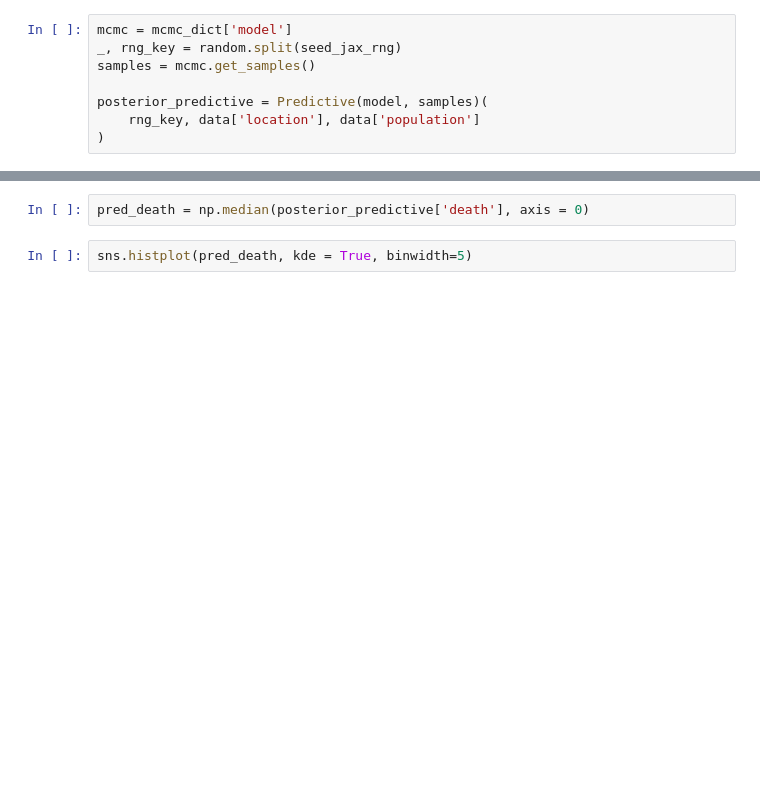
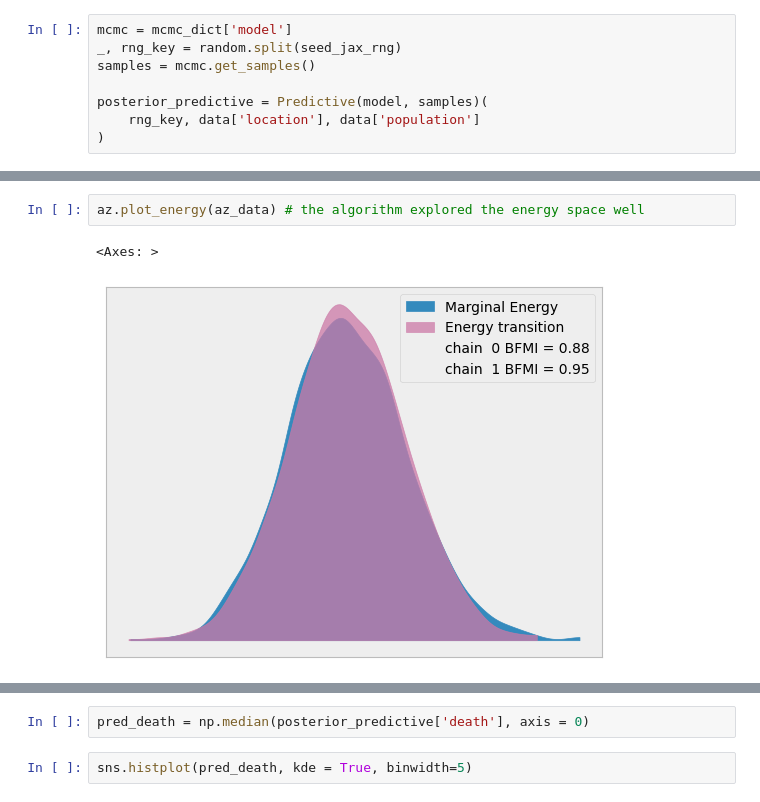
Before and after one commit to Alexchen666/Kidney-Cancer, a Jupyter notebook: Kidney Cancer BDA.ipynb, the cells around one changed output, grey strips where cells are left out. Drawn from its saved outputs; the diff is of its cells as text; blank space fills up the shorter version.

```diff
--- a/Kidney Cancer BDA.ipynb
+++ b/Kidney Cancer BDA.ipynb
@@ -282,0 +321,5 @@ az_data = az.from_numpyro(mcmc)
+# %%
+az.plot_energy(az_data) # the algorithm explored the energy space well
+# %% [output]
+<Axes: >
+[figure, added]
```
Also changed, not shown: parts of 24 cells of this notebook.
